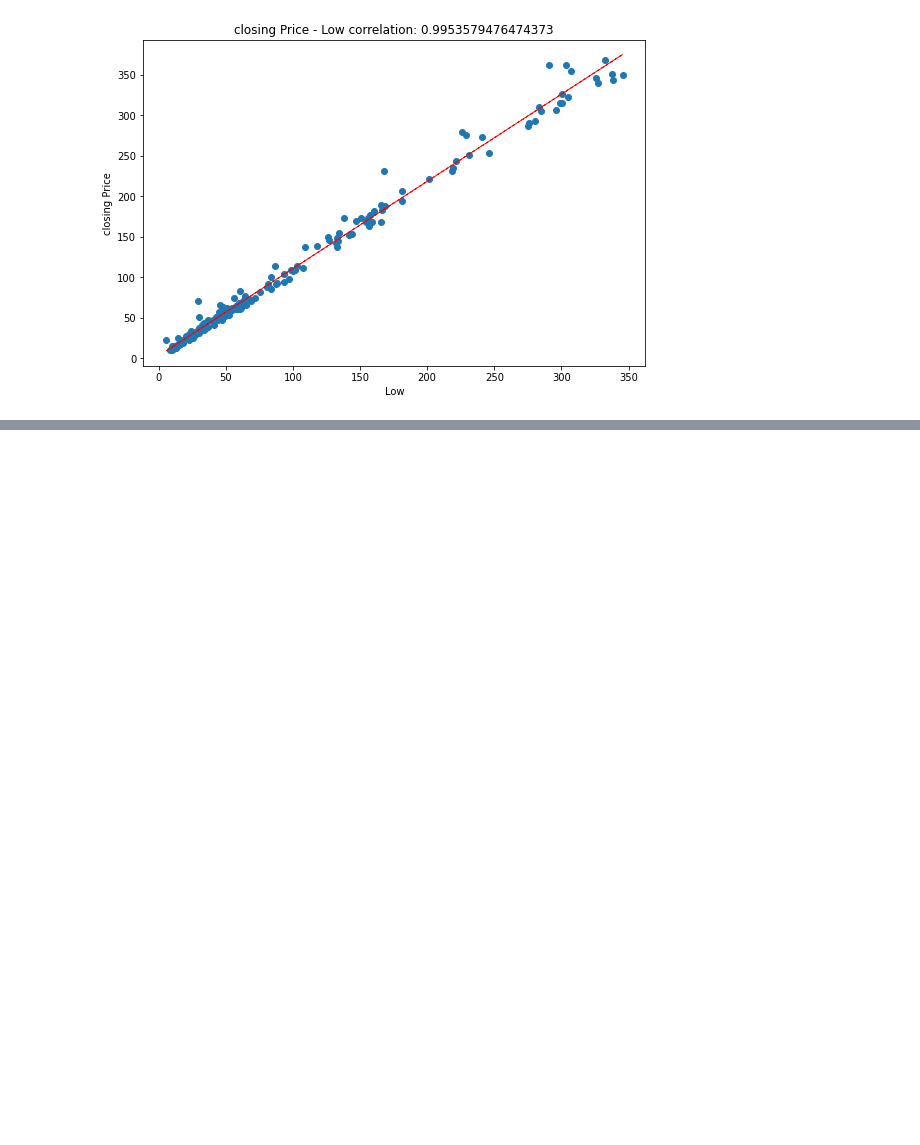
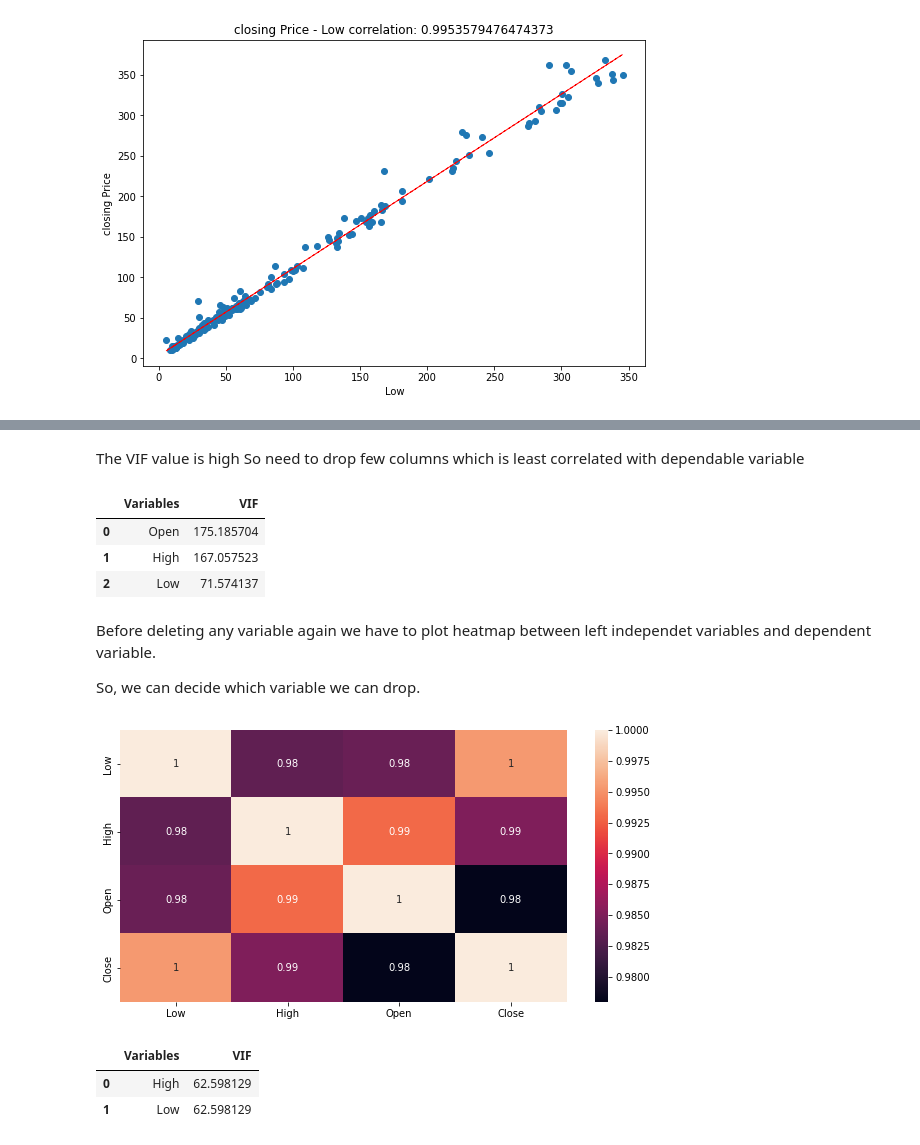
Before and after one commit to Zeeshan2012/Yes_Bank_Stock_Price_Project, a Jupyter notebook: Yes_Bank_Share_Price_Prediction.ipynb, the cells around one changed output, grey strips where cells are left out. Cells and saved outputs as stored; diff of their text form; code cells hidden in the pictures; blank space fills up the shorter version.

```diff
--- a/Yes_Bank_Share_Price_Prediction.ipynb
+++ b/Yes_Bank_Share_Price_Prediction.ipynb
@@ -170,0 +220,27 @@ plt.show()
+# %% [markdown]
+The VIF value is high So need to drop few columns which is least correlated with dependable variable
+# %%
+calc_vif(df[[i for i in df.describe().columns if i not in ['Date','Close','Average']]])
+# %% [output]
+|  | Variables | VIF |
+| 0 | Open | 175.185704 |
+| 1 | High | 167.057523 |
+| 2 | Low | 71.574137 |
+# %% [markdown]
+Before deleting any variable again we have to plot heatmap between left independet variables and dependent variable.
+
+So, we can decide which variable we can drop.
+# %%
+#heatmap for correlation
+plt.figure(figsize=(10,5))
+sns.heatmap(df[['Low','High','Open','Close']].corr(), annot = True)
+plt.show()
+# %% [output]
+[figure, added]
+# %%
+#Now, we'll drop Open feature from the VIF matrix
+calc_vif(df[[i for i in df.describe().columns if i not in ['Date','Close','Average','Open']]])
+# %% [output]
+|  | Variables | VIF |
+| 0 | High | 62.598129 |
+| 1 | Low | 62.598129 |
```
Also changed, not shown: parts of 49 cells of this notebook.
